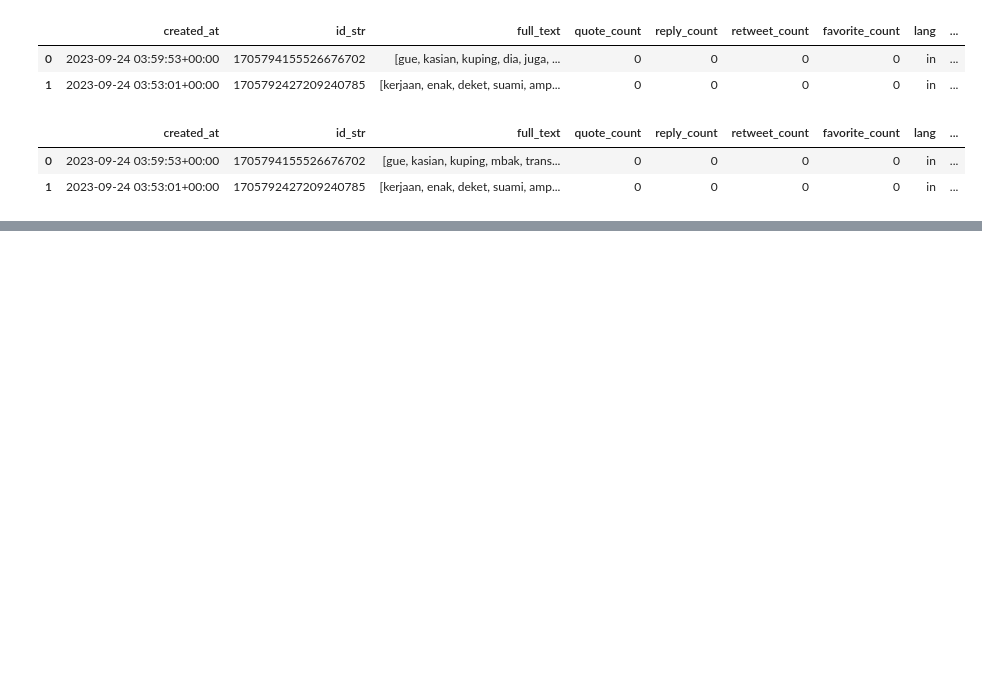
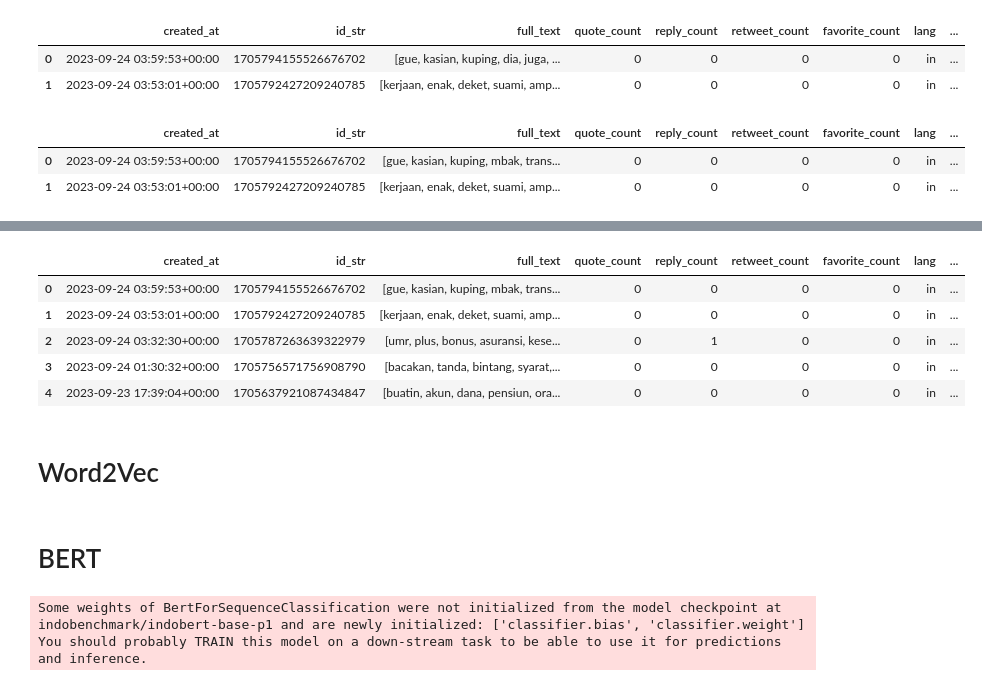
Before and after one commit to Red651/Analisis-Sentimen-Asuransi-Swasta-di-Indonesia, a Jupyter notebook: sentimenanalisis.ipynb, the cells around one changed output, grey strips where cells are left out. Saved outputs shown, nothing was run; the diff lists cells and outputs as text; code cells hidden in the pictures; blank space fills up the shorter version.

```diff
--- a/sentimenanalisis.ipynb
+++ b/sentimenanalisis.ipynb
@@ -207,0 +231,10 @@ stopwords[:10]
+# %%
+def remove_stopwords(text):
+    return [word for word in text if word not in stopwords]
+
+def lemmatization(texts):
+    output = []
+    for i in texts:
+        s = [token.lemma_ for token in nlp(i)]
+        output.append(s)
+    return output
@@ -208 +243,12 @@ stopwords[:10]
+# %%
+df.head()
+# %% [output]
+|  | created_at | id_str | full_text | quote_count | reply_count | retweet_count | favorite_count | lang | ... |
+| 0 | 2023-09-24 03:59:53+00:00 | 1705794155526676702 | [gue, kasian, kuping, mbak, trans... | 0 | 0 | 0 | 0 | in | ... |
+| 1 | 2023-09-24 03:53:01+00:00 | 1705792427209240785 | [kerjaan, enak, deket, suami, amp... | 0 | 0 | 0 | 0 | in | ... |
+| 2 | 2023-09-24 03:32:30+00:00 | 1705787263639322979 | [umr, plus, bonus, asuransi, kese... | 0 | 1 | 0 | 0 | in | ... |
+| 3 | 2023-09-24 01:30:32+00:00 | 1705756571756908790 | [bacakan, tanda, bintang, syarat,... | 0 | 0 | 0 | 0 | in | ... |
+| 4 | 2023-09-23 17:39:04+00:00 | 1705637921087434847 | [buatin, akun, dana, pensiun, ora... | 0 | 0 | 0 | 0 | in | ... |
+# %% [markdown]
+# Word2Vec
 # %%
@@ -210,0 +259,2 @@ from gensim.models import Word2Vec
+# %% [markdown]
+# BERT
@@ -210,0 +283,8 @@ from gensim.models import Word2Vec
+# %%
+# Load pre-trained model dan tokenizer untuk bahasa Indonesia
+model_name = 'indobenchmark/indobert-base-p1'
+tokenizer = BertTokenizer.from_pretrained(model_name)
+model = BertForSequenceClassification.from_pretrained(model_name)
+# %% [output]
+Some weights of BertForSequenceClassification were not initialized from the model checkpoint at indobenchmark/indobert-base-p1 and are newly initialized: ['classifier.bias', 'classifier.weight']
+You should probably TRAIN this model on a down-stream task to be able to use it for predictions and inference.
```
Also changed, not shown: parts of 33 cells of this notebook.
